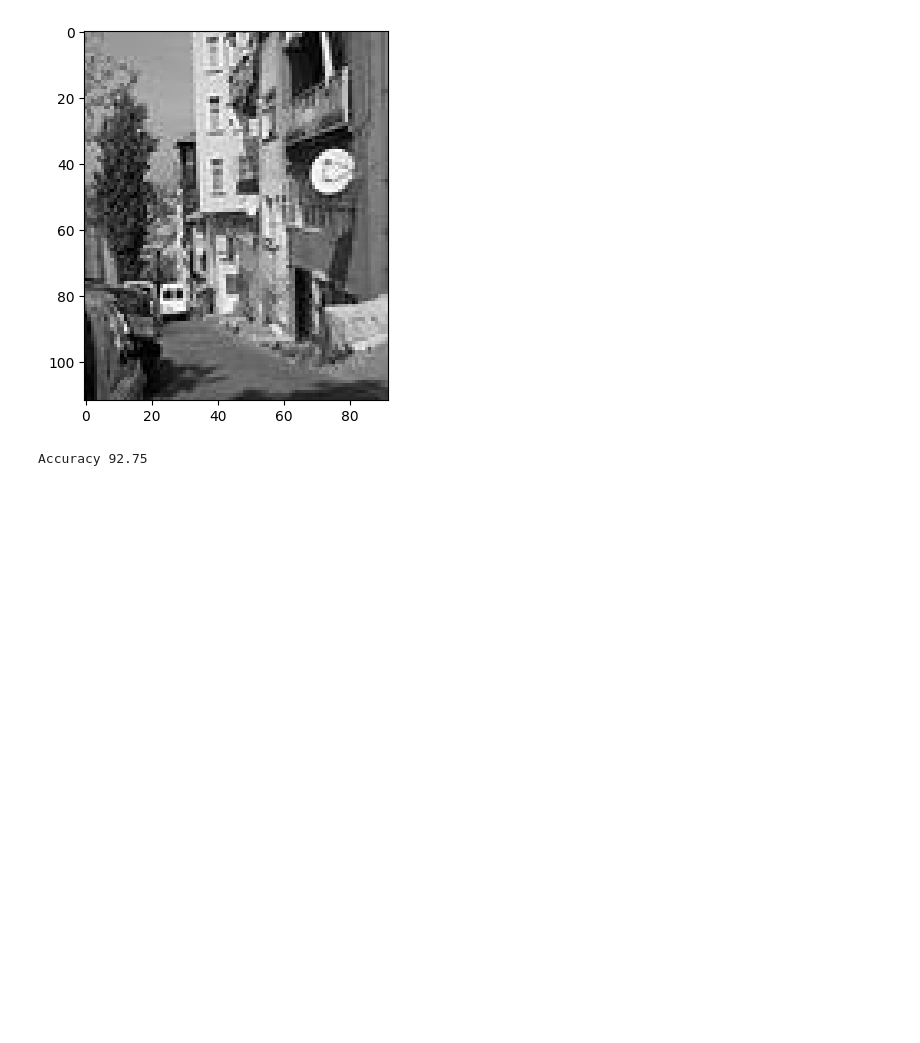
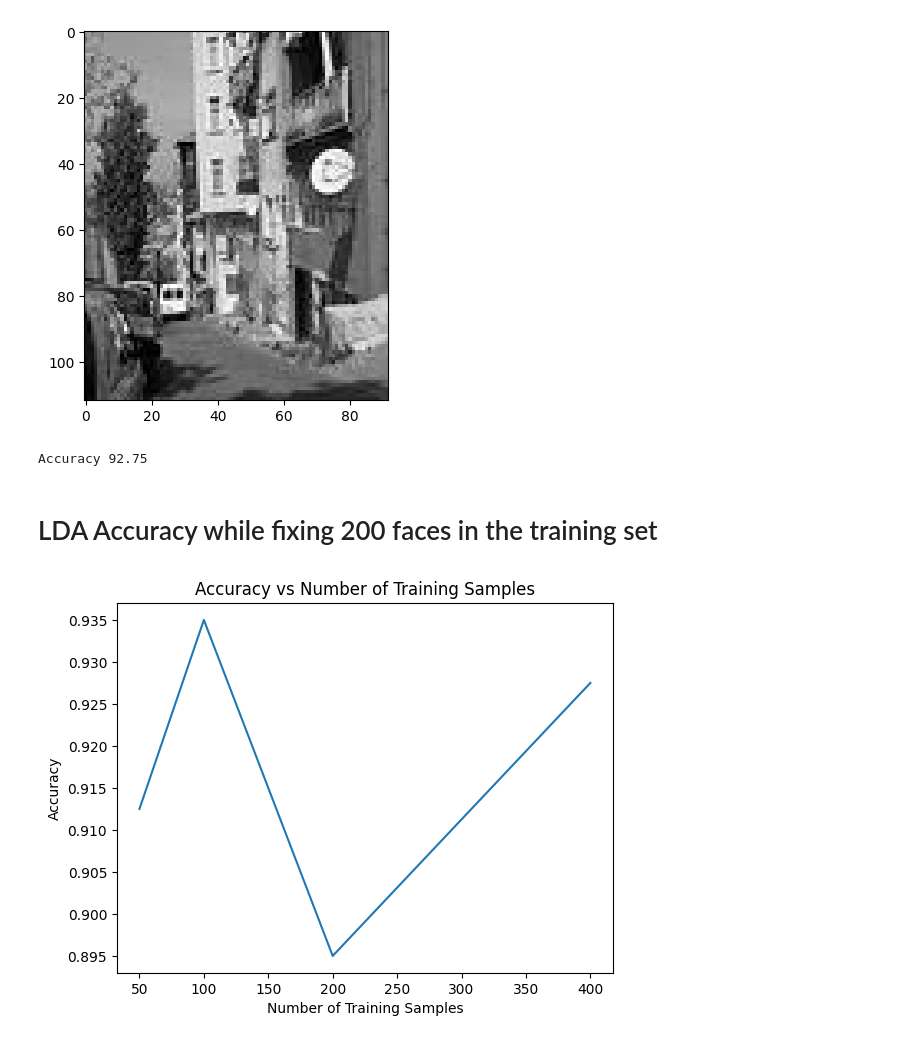
Before and after one commit to mohamedraffeek/FaceRecognition, a Jupyter notebook: FacesVsNonFaces.ipynb, the cells around one changed output. Drawn from its saved outputs; the diff is of its cells as text; code cells hidden in the pictures; blank space fills up the shorter version.

Commit message:
Added accuracy plots for faces vs non faces

```diff
--- a/FacesVsNonFaces.ipynb
+++ b/FacesVsNonFaces.ipynb
@@ -281,3 +281,20 @@ Failure cases:
 [figure]
 [figure]
 Accuracy 92.75
+# %% [markdown]
+# LDA Accuracy while fixing 200 faces in the training set
+# %%
+# List of training sample sizes
+training_samples = [50, 100, 200, 400]
+
+# List of corresponding accuracy values
+accuracy = [0.9125, 0.935, 0.895, 0.9275]
+
+# Plotting the graph
+plt.plot(training_samples, accuracy)
+plt.xlabel('Number of Training Samples')
+plt.ylabel('Accuracy')
+plt.title('Accuracy vs Number of Training Samples')
+plt.show()
+# %% [output]
+[figure, added]
```
Also changed, not shown: parts of 2 cells of this notebook.
